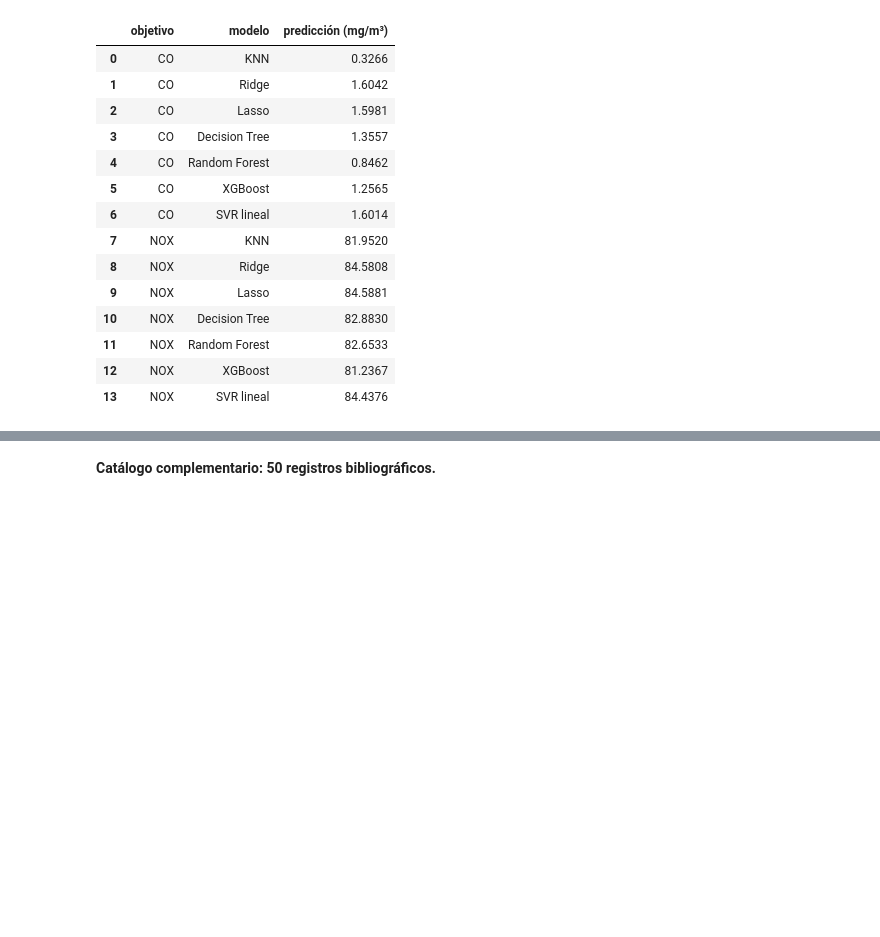
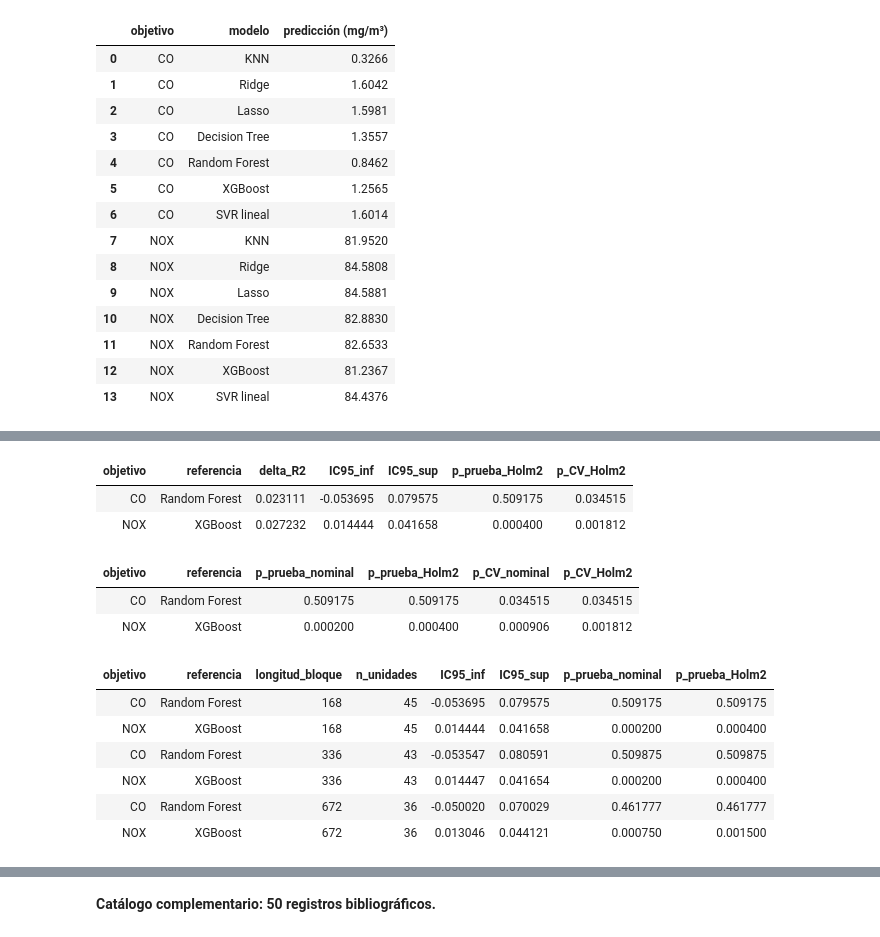
Before and after one commit to Fabian-11037/gas-turbine-emission-prediction, a Jupyter notebook: book/gas_turbine_eda_hilo_conductor_redaccion.ipynb, the cells around one changed output, grey strips where cells are left out. Saved outputs shown, nothing was run; the diff lists cells and outputs as text; code cells hidden in the pictures; blank space fills up the shorter version.

Commit message:
Publish operational kernel, significance evidence and accessible scientific narrative

```diff
--- a/book/gas_turbine_eda_hilo_conductor_redaccion.ipynb
+++ b/book/gas_turbine_eda_hilo_conductor_redaccion.ipynb
@@ -325,8 +323,8 @@ for i,t in enumerate(OBJETIVOS):
 plt.tight_layout(); plt.show()
 for t in OBJETIVOS:
     top=spearman.loc[PREDICTORES,t].abs().idxmax()
-    display(Markdown(f'La mayor asociación monotónica de **{t}** es con **{top}**, '
-                     f'ρ = {spearman.loc[top,t]:.3f}. No se interpreta como efecto causal.'))
+    display(Markdown(f'La mayor asociación de Spearman de **{t}** es con **{top}**, '
+                     f'ρ = {spearman.loc[top,t]:.3f}. La relación no demuestra causalidad.'))
 # %% [output]
 |  | CO | NOX |
 | AT | -0.097 | -0.563 |
@@ -1298,0 +1380,29 @@ Referencias metodológicas de implementación:
+# %%
+from pathlib import Path
+import sys, json, joblib
+import pandas as pd
+
+_anterior = globals().get('RAIZ', Path.cwd())
+_opciones = [_anterior.parent, _anterior.parent/'CO_NOx_Dashboard', Path.cwd(), Path.cwd().parent]
+REPO_KERNEL = next(p.resolve() for p in _opciones if (p/'data'/'modelos.json').exists())
+sys.path.insert(0, str(REPO_KERNEL))
+EVIDENCIA_KERNEL = REPO_KERNEL/'book'/'informe_resultados'/'kernel_operativo'
+resultados_publicados = pd.read_csv(REPO_KERNEL/'data'/'resultados.csv')
+referencias_kernel = []
+for objetivo in ['CO', 'NOX']:
+    comparadores = resultados_publicados.loc[resultados_publicados.objetivo.eq(objetivo) &
+        resultados_publicados.modelo.ne('Kernel operativo')]
+    referencias_kernel.append(comparadores.loc[comparadores.MSE_CV_externo.idxmin()])
+comparacion_kernel = pd.concat([resultados_publicados.loc[
+    resultados_publicados.modelo.eq('Kernel operativo')], pd.DataFrame(referencias_kernel)], ignore_index=True)
+display(comparacion_kernel[['objetivo','modelo','R2_train','R2_CV_promedio','R2_test',
+    'RMSE_test','MAE_test','brecha_R2_train_test']].round(4))
+
+arquitectura_kernel = json.loads((EVIDENCIA_KERNEL/'arquitectura.json').read_text(encoding='utf-8'))
+configuracion_kernel = []
+for objetivo, detalle in arquitectura_kernel.items():
+    configuracion_kernel.append({'Emisión':objetivo, **detalle['pesos_svr'],
+        'lambda_Ridge':detalle['lambda_ridge'],'alpha_Ridge':detalle['alpha_ridge'],
+        'Intercepto':detalle['intercepto'],'Coef_ET':detalle['coeficientes'][0],
+        'Coef_SVR':detalle['coeficientes'][1]})
+display(pd.DataFrame(configuracion_kernel).round(4))
@@ -1299,3 +1480,28 @@ Referencias metodológicas de implementación:
+# %%
+significancia_kernel = pd.read_csv(REPO_KERNEL/'data'/'kernel_significancia.csv')
+display(significancia_kernel[['objetivo','referencia','delta_R2','IC95_inf','IC95_sup',
+    'p_prueba_Holm2','p_CV_Holm2']].round(6))
+
+display(significancia_kernel[['objetivo','referencia','p_prueba_nominal','p_prueba_Holm2',
+    'p_CV_nominal','p_CV_Holm2']].round(6))
+
+sensibilidad_kernel = pd.read_csv(REPO_KERNEL/'data'/'kernel_significancia_bloques.csv')
+display(sensibilidad_kernel[['objetivo','referencia','longitud_bloque','n_unidades',
+    'IC95_inf','IC95_sup','p_prueba_nominal','p_prueba_Holm2']].round(6))
+# %% [output]
+| objetivo | referencia | delta_R2 | IC95_inf | IC95_sup | p_prueba_Holm2 | p_CV_Holm2 |
+| CO | Random Forest | 0.023111 | -0.053695 | 0.079575 | 0.509175 | 0.034515 |
+| NOX | XGBoost | 0.027232 | 0.014444 | 0.041658 | 0.000400 | 0.001812 |
+| objetivo | referencia | p_prueba_nominal | p_prueba_Holm2 | p_CV_nominal | p_CV_Holm2 |
+| CO | Random Forest | 0.509175 | 0.509175 | 0.034515 | 0.034515 |
+| NOX | XGBoost | 0.000200 | 0.000400 | 0.000906 | 0.001812 |
+| objetivo | referencia | longitud_bloque | n_unidades | IC95_inf | IC95_sup | p_prueba_nominal | p_prueba_Holm2 |
+| CO | Random Forest | 168 | 45 | -0.053695 | 0.079575 | 0.509175 | 0.509175 |
+| NOX | XGBoost | 168 | 45 | 0.014444 | 0.041658 | 0.000200 | 0.000400 |
+| CO | Random Forest | 336 | 43 | -0.053547 | 0.080591 | 0.509875 | 0.509875 |
+| NOX | XGBoost | 336 | 43 | 0.014447 | 0.041654 | 0.000200 | 0.000400 |
+| CO | Random Forest | 672 | 36 | -0.050020 | 0.070029 | 0.461777 | 0.461777 |
+| NOX | XGBoost | 672 | 36 | 0.013046 | 0.044121 | 0.000750 | 0.001500 |
 # %% [markdown]
 ## 5. Estado del arte y delimitación de la propuesta original
 
```
Also changed, not shown: parts of 44 cells of this notebook, 58 other files.
